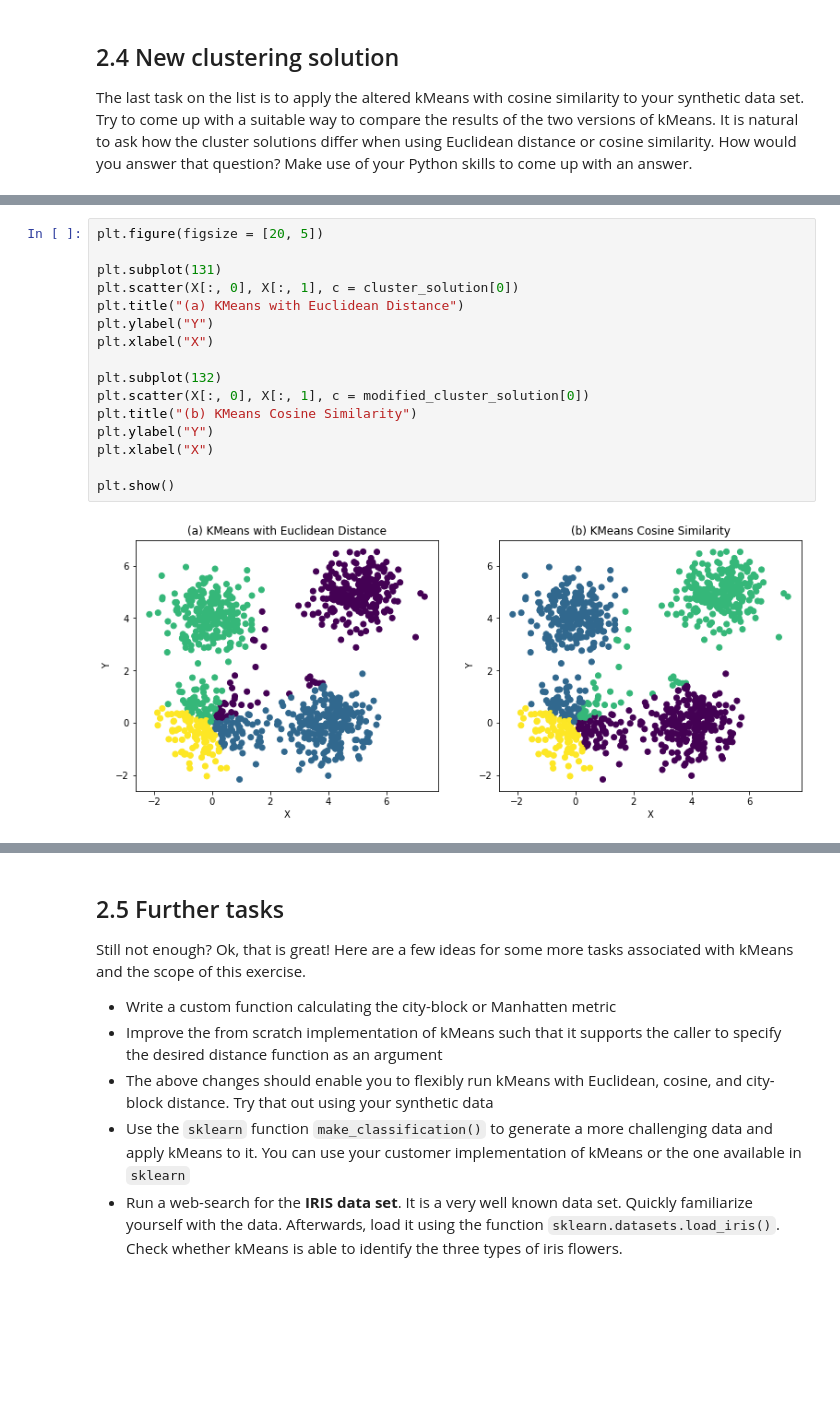
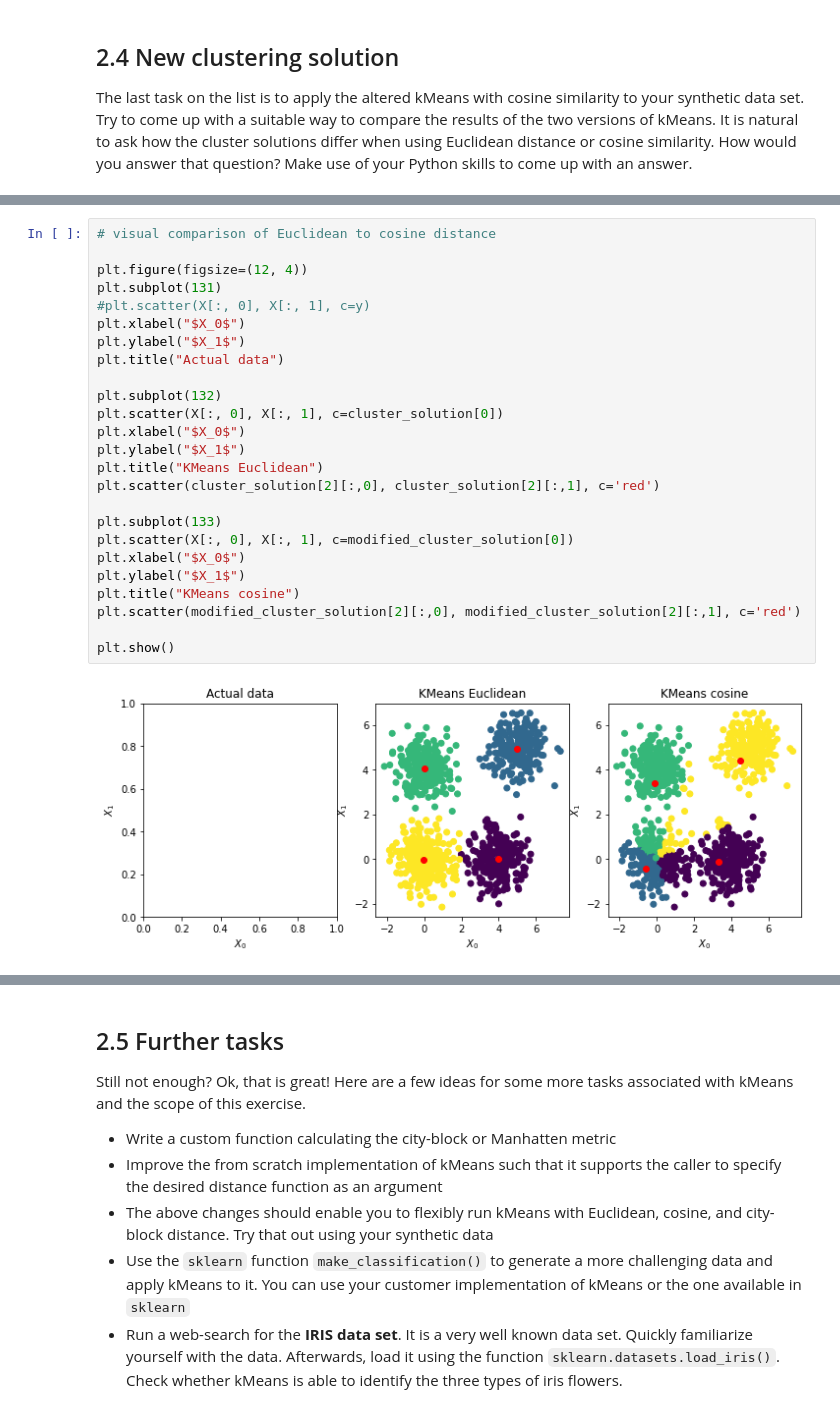
Before and after one commit to pratimatamra60/BADS_ex_sol, a Jupyter notebook: 2_BADS_ex_descriptive_analytics.ipynb, the cells around one changed output, grey strips where cells are left out. Drawn from its saved outputs; the diff is of its cells as text; blank space fills up the shorter version.

```diff
--- a/2_BADS_ex_descriptive_analytics.ipynb
+++ b/2_BADS_ex_descriptive_analytics.ipynb
@@ -449,21 +448,30 @@ cosine similarity distance  100
-# %%
-plt.figure(figsize = [20, 5])
-
-plt.subplot(131)
-plt.scatter(X[:, 0], X[:, 1], c = cluster_solution[0])
-plt.title("(a) KMeans with Euclidean Distance")
-plt.ylabel("Y")
-plt.xlabel("X")
-
-plt.subplot(132)
-plt.scatter(X[:, 0], X[:, 1], c = modified_cluster_solution[0])
-plt.title("(b) KMeans Cosine Similarity")
-plt.ylabel("Y")
-plt.xlabel("X")
-
-plt.show()
-# %% [output]
-[figure, removed]
+# %%
+# visual comparison of Euclidean to cosine distance
+
+plt.figure(figsize=(12, 4))
+plt.subplot(131)
+#plt.scatter(X[:, 0], X[:, 1], c=y)
+plt.xlabel("$X_0$")
+plt.ylabel("$X_1$")
+plt.title("Actual data")
+
+plt.subplot(132)
+plt.scatter(X[:, 0], X[:, 1], c=cluster_solution[0])
+plt.xlabel("$X_0$")
+plt.ylabel("$X_1$")
+plt.title("KMeans Euclidean")
+plt.scatter(cluster_solution[2][:,0], cluster_solution[2][:,1], c='red')
+
+plt.subplot(133)
+plt.scatter(X[:, 0], X[:, 1], c=modified_cluster_solution[0])
+plt.xlabel("$X_0$")
+plt.ylabel("$X_1$")
+plt.title("KMeans cosine")
+plt.scatter(modified_cluster_solution[2][:,0], modified_cluster_solution[2][:,1], c='red')
+
+plt.show()
+# %% [output]
+[figure, added]
 # %%
 # 1 compare distance, iteration and centroids value of Kmeans with eucidine and cosine
 print("total Distance:", cluster_solution[3])
```
Also changed, not shown: parts of 10 cells of this notebook.
